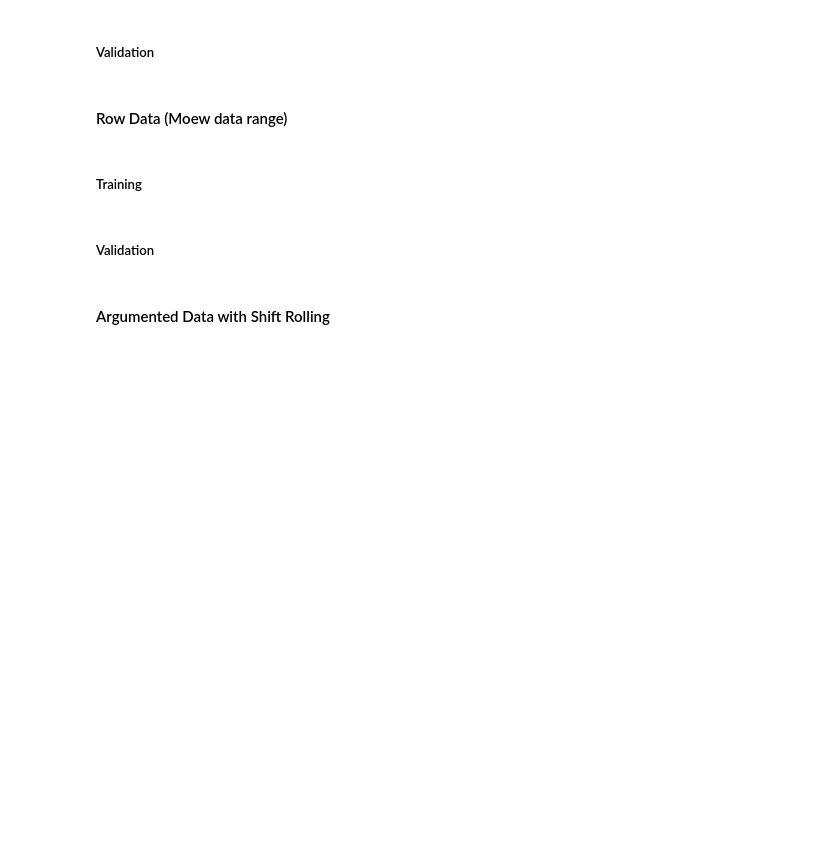
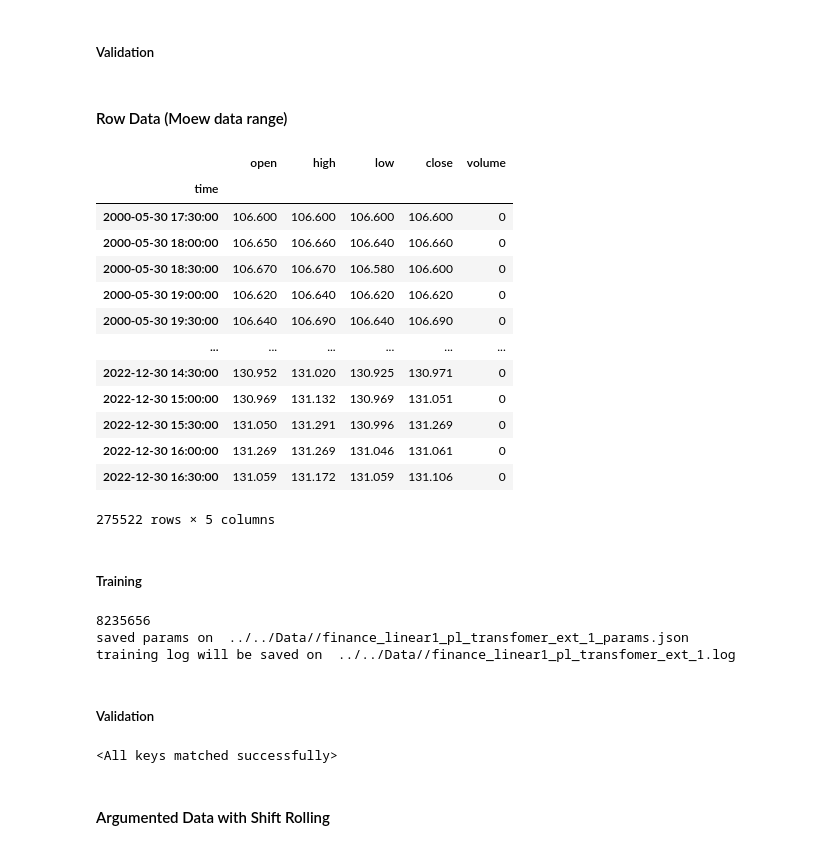
Before and after one commit to Naradice/stocknet_study, a Jupyter notebook: Models/Transformer/LinerInputFinanceTransformer.ipynb, the cells around one changed output. Drawn from its saved outputs; the diff is of its cells as text; code cells hidden in the pictures; blank space fills up the shorter version.

```diff
--- a/Models/Transformer/LinerInputFinanceTransformer.ipynb
+++ b/Models/Transformer/LinerInputFinanceTransformer.ipynb
@@ -1646,41 +1653,40 @@ columns = ohlc_column
 
 #log_p = fprocess.LogPreProcess(columns=ohlc_column)
 diff_p = fprocess.DiffPreProcess(columns=ohlc_column)
-time_p = fprocess.WeeklyIDProcess(freq= 30, time_column= "index")
+#time_p = fprocess.WeeklyIDProcess(freq= 30, time_column= "index")
 #ohlc_pre_process = [log_p, diff_p, time_p]
-ohlc_pre_process = [diff_p, time_p]
+ohlc_pre_process = [diff_p]
 
 standalization_p = fprocess.MinMaxPreProcess(columns=columns)
 processes = [*ohlc_pre_process, standalization_p]
 # %%
 device = torch.device("cuda:0" if torch.cuda.is_available() else "cpu")
-model_name = "finance_linear_wt_transfomer"
-model_version = "1"
 
 #Dataset parameters
 batch_size = 64
 observation_length = 60
 prediction_length = 10
 
-ds = TimeFeatureDataset(df, columns, time_column="index",
+ds = FeatureDataset(df, columns, device=device,
                         processes=processes, observation_length=observation_length,
                         prediction_length=prediction_length, index_sampler="k_fold")
+dl = DataLoader(ds, batch_size=64, shuffle=True, num_workers=1, drop_last=True, collate_fn=None)
 # %%
 feature_size = 4
 d_model=124
 nhead = 4
 num_layer=1
-dim_feedforward = 10
-num_encoder_layers = 2
-num_decoder_layers = 2
+dim_feedforward = 1000
+num_encoder_layers = 12
+num_decoder_layers = 12
 dropout = 0.1
-time_size = int(24*(60/30)*7)
 
 model = Seq2SeqTransformer(
     num_encoder_layers=num_encoder_layers,
     num_decoder_layers=num_decoder_layers,
     feature_size=feature_size,
-    time_size=time_size,
+    observation_length=observation_length,
+    prediction_length=prediction_length,
     d_model=d_model, num_layer=num_layer,
     dim_feedforward=dim_feedforward,
     dropout=dropout, nhead=nhead
@@ -1701,6 +1707,9 @@ scheduler = torch.optim.lr_scheduler.StepLR(optimizer, 1.0, gamma = 0.95)
 # %%
 import json
 import logging
+
+model_name = "finance_linear_pl_transfomer"
+model_version = "3"
 
 log_file_path = f"{data_folder}/{model_name}_{model_version}.log"
 #log_file_path = f"{model_name}_{model_version}.log"
@@ -1807,34 +1828,49 @@ def read_histdata_file(file):
 import pandas as pd
 import glob
 
 df = pd.DataFrame()
 ohlc_column = ['open', 'high', 'low', 'close']
 volume_column = "volume"
-file_path = f"{data_folder}/HistData_USDJPY_30MIN.zip"
+file_path = f"{data_folder}/HistData_USDJPY_30min.zip"
 
 if os.path.exists(file_path):
     df =  pd.read_csv(file_path, index_col=0, parse_dates=True)
 else:
     file_path = f"{data_folder}/HistData_USDJPY_30MIN.csv"
 
     if os.path.exists(file_path):
         df =  pd.read_csv(file_path, index_col=0, parse_dates=True)
     else:
         folder_path = os.path.abspath('L:/data/fx/HistData/USDJPY')
         files = glob.glob(folder_path + '/DAT_ASCII_USDJPY_M1_*.zip')
 
         for file in files:
             min_df = read_histdata_file(file)
             rolled_open = min_df[ohlc_column[0]].groupby(pd.Grouper(level=0, freq="30MIN")).first()
             rolled_high = min_df[ohlc_column[1]].groupby(pd.Grouper(level=0, freq="30MIN")).max()
             rolled_min = min_df[ohlc_column[2]].groupby(pd.Grouper(level=0, freq="30MIN")).min()
             rolled_close = min_df[ohlc_column[3]].groupby(pd.Grouper(level=0, freq="30MIN")).last()
             rolled_volume = min_df[volume_column].groupby(pd.Grouper(level=0, freq="30MIN")).sum()
             rolled_df = pd.concat([rolled_open, rolled_high, rolled_min, rolled_close, rolled_volume], axis=1)
             rolled_df.dropna(inplace=True)
             df = pd.concat([df, rolled_df], axis=0)
         df.to_csv(f"{data_folder}/HistData_USDJPY_1MIN.csv")
 df
+# %% [output]
+|  | open | high | low | close | volume |
+| time |  |  |  |  |  |
+| 2000-05-30 17:30:00 | 106.600 | 106.600 | 106.600 | 106.600 | 0 |
+| 2000-05-30 18:00:00 | 106.650 | 106.660 | 106.640 | 106.660 | 0 |
+| 2000-05-30 18:30:00 | 106.670 | 106.670 | 106.580 | 106.600 | 0 |
+| 2000-05-30 19:00:00 | 106.620 | 106.640 | 106.620 | 106.620 | 0 |
+| 2000-05-30 19:30:00 | 106.640 | 106.690 | 106.640 | 106.690 | 0 |
+| ... | ... | ... | ... | ... | ... |
+| 2022-12-30 14:30:00 | 130.952 | 131.020 | 130.925 | 130.971 | 0 |
+| 2022-12-30 15:00:00 | 130.969 | 131.132 | 130.969 | 131.051 | 0 |
+| 2022-12-30 15:30:00 | 131.050 | 131.291 | 130.996 | 131.269 | 0 |
+| 2022-12-30 16:00:00 | 131.269 | 131.269 | 131.046 | 131.061 | 0 |
+| 2022-12-30 16:30:00 | 131.059 | 131.172 | 131.059 | 131.106 | 0 |
+275522 rows × 5 columns
 # %% [markdown]
 ##### Training
 # %%
@@ -1900,6 +1935,7 @@ scheduler = torch.optim.lr_scheduler.StepLR(optimizer, 1.0, gamma = 0.95)
 import json
 import logging
 
+model_name = f"finance_linear{num_layer}_pl_transfomer_ext"
 model_version = "1"
 log_file_path = f"{data_folder}/{model_name}_{model_version}.log"
 #log_file_path = f"{model_name}_{model_version}.log"
@@ -1942,6 +1978,10 @@ with open(param_file_path, mode="w") as fp:
 
 print("saved params on ", param_file_path)
 print("training log will be saved on ", log_file_path)
+# %% [output]
+8235656
+saved params on  ../../Data//finance_linear1_pl_transfomer_ext_1_params.json
+training log will be saved on  ../../Data//finance_linear1_pl_transfomer_ext_1.log
 # %%
 epoch = 500
 best_loss = float('Inf')
@@ -1988,5 +2036,9 @@ for loop in range(1, epoch + 1):
 # %% [markdown]
 ##### Validation
+# %%
+model.load_state_dict(torch.load(f'{data_folder}/{model_name}_{model_version}.torch'))
+# %% [output]
+<All keys matched successfully>
 # %% [markdown]
 #### Argumented Data with Shift Rolling
 # %%
```
Also changed, not shown: parts of 35 cells of this notebook, 2 other files.
